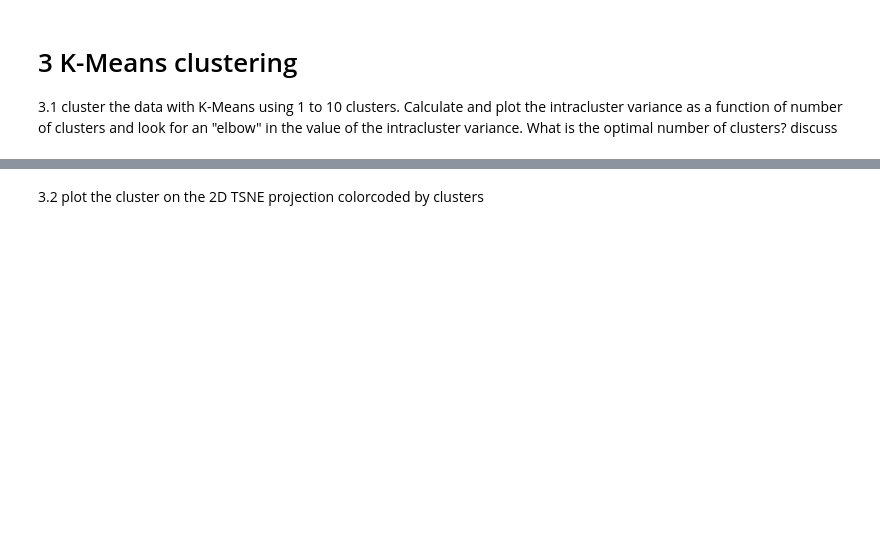
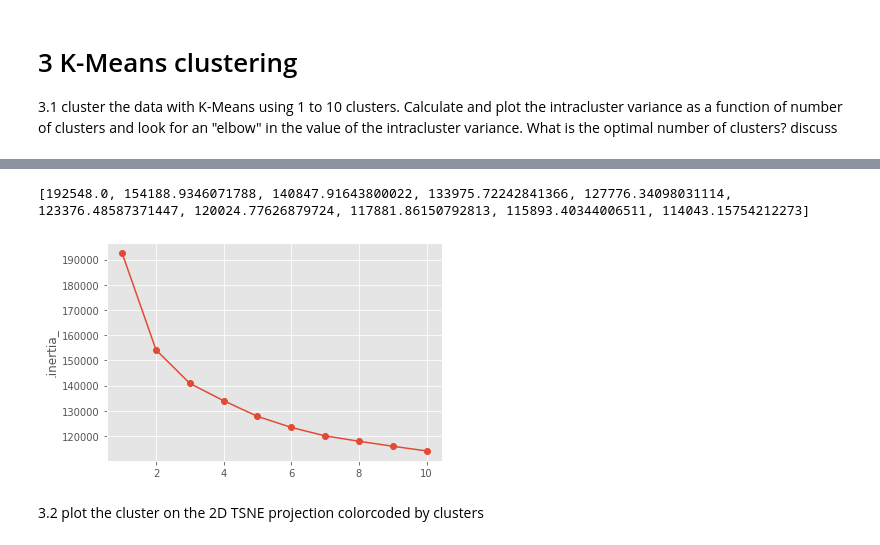
Before and after one commit to siddpatel1/DSPS_SPatel, a Jupyter notebook: HW7/SidPatel_HW7_clusteringGenes.ipynb, the cells around one changed output, grey strips where cells are left out. Saved outputs shown, nothing was run; the diff lists cells and outputs as text; code cells hidden in the pictures; blank space fills up the shorter version.

```diff
--- a/HW7/SidPatel_HW7_clusteringGenes.ipynb
+++ b/HW7/SidPatel_HW7_clusteringGenes.ipynb
@@ -208,3 +196,8 @@ elbow(scaledgenes,10)
+# %%
+sklELBOW(scaledgenes,10)
+# %% [output]
+[192548.0, 154188.9346071788, 140847.91643800022, 133975.72242841366, 127776.34098031114, 123376.48587371447, 120024.77626879724, 117881.86150792813, 115893.40344006511, 114043.15754212273]
+[figure, added]
 # %% [markdown]
 3.2 plot the cluster on the 2D TSNE projection colorcoded by clusters
 # %%
```
Also changed, not shown: parts of 21 cells of this notebook.
